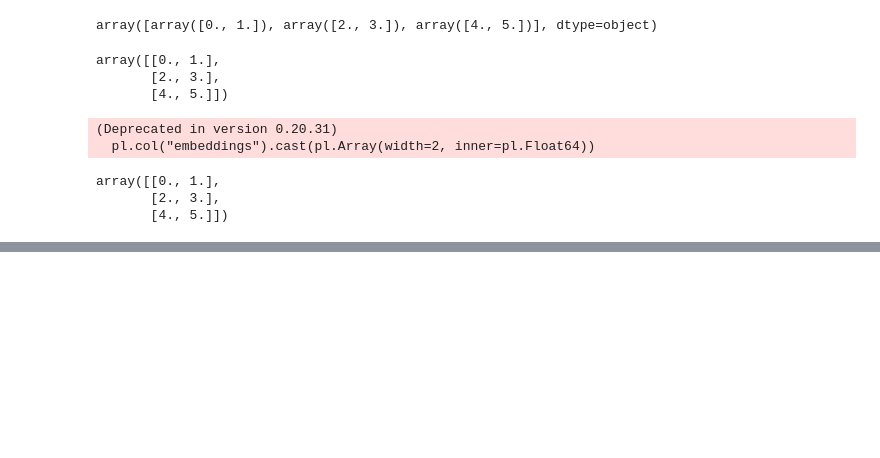
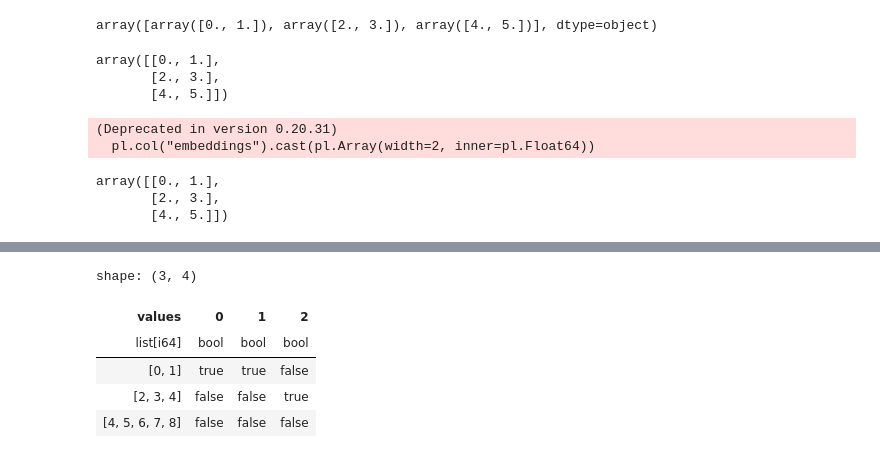
Before and after one commit to yukikitayama/data-analysis, a Jupyter notebook: polars/list_dtype.ipynb, the cells around one changed output, grey strips where cells are left out. Cells and saved outputs as stored; diff of their text form; code cells hidden in the pictures; blank space fills up the shorter version.

```diff
--- a/polars/list_dtype.ipynb
+++ b/polars/list_dtype.ipynb
@@ -275,0 +345,18 @@ array([[0., 1.],
+# %%
+(
+    df
+    .with_columns(
+        [
+            pl.col("values").list.contains(i).alias(str(i))
+            for i
+            in [0, 1, 2]
+        ]
+    )
+)
+# %% [output]
+shape: (3, 4)
+| values | 0 | 1 | 2 |
+| list[i64] | bool | bool | bool |
+| [0, 1] | true | true | false |
+| [2, 3, 4] | false | false | true |
+| [4, 5, 6, 7, 8] | false | false | false |
```
Also changed, not shown: parts of 14 cells of this notebook, 1 other file.
